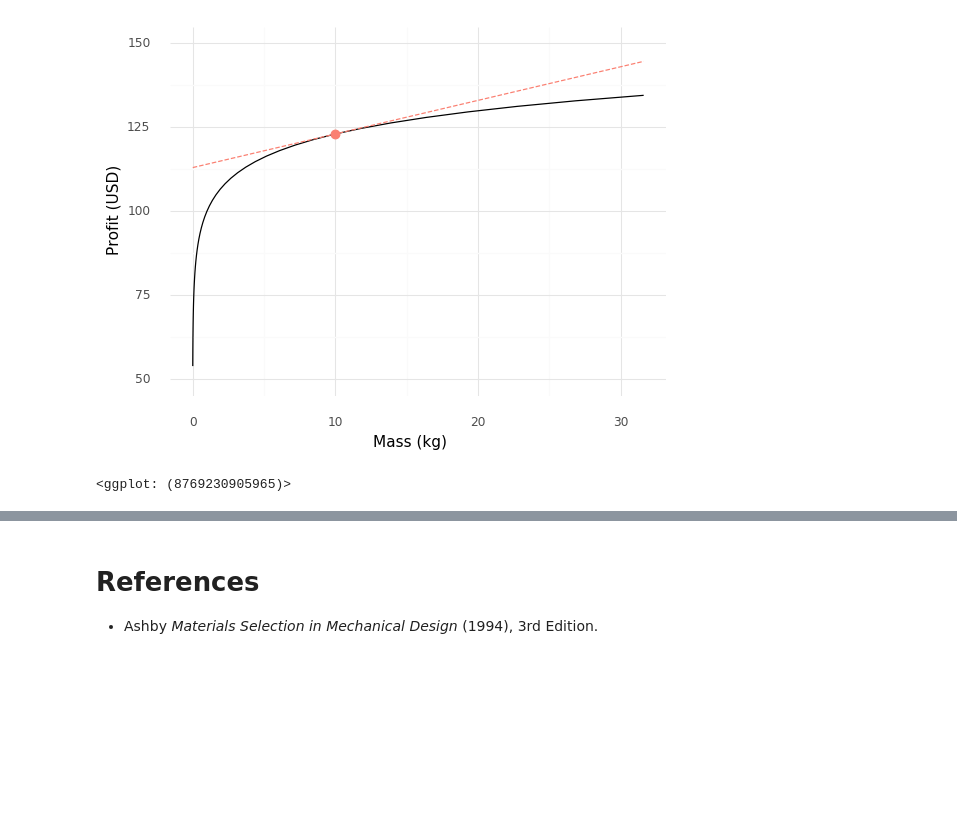
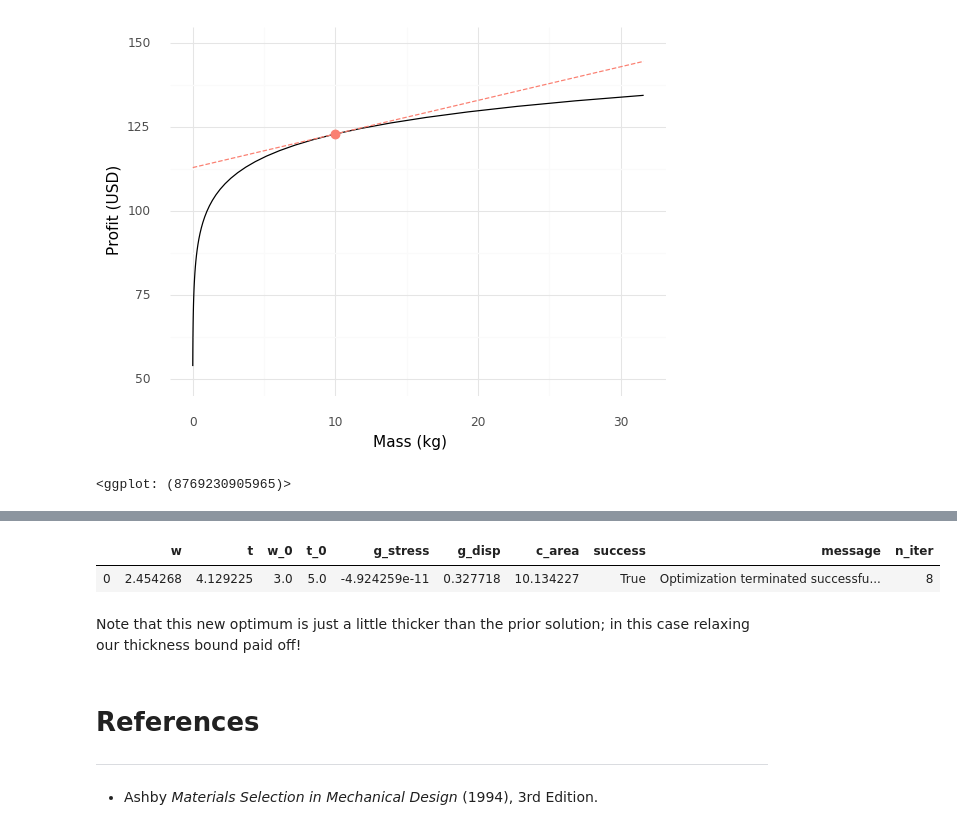
Before and after one commit to zdelrosario/pdo-notes, a Jupyter notebook: day11.ipynb, the cells around one changed output, grey strips where cells are left out. Drawn from its saved outputs; the diff is of its cells as text; code cells hidden in the pictures; blank space fills up the shorter version.

```diff
--- a/day11.ipynb
+++ b/day11.ipynb
@@ -182,4 +283,20 @@ df_tangent = (
+# %%
+(
+    md_det
+    >> gr.cp_bounds(t=(2, 8))
+    >> gr.ev_min(
+        out_min="c_area",
+        out_geq=["g_stress", "g_disp"],
+    )
+)
+# %% [output]
+|  | w | t | w_0 | t_0 | g_stress | g_disp | c_area | success | message | n_iter |
+| 0 | 2.454268 | 4.129225 | 3.0 | 5.0 | -4.924259e-11 | 0.327718 | 10.134227 | True | Optimization terminated successfu... | 8 |
+# %% [markdown]
+Note that this new optimum is just a little thicker than the prior solution; in this case relaxing our thickness bound paid off!
 # %% [markdown]
 # References
 
+---
+
 - Ashby *Materials Selection in Mechanical Design* (1994), 3rd Edition.
```
Also changed, not shown: parts of 10 cells of this notebook.
